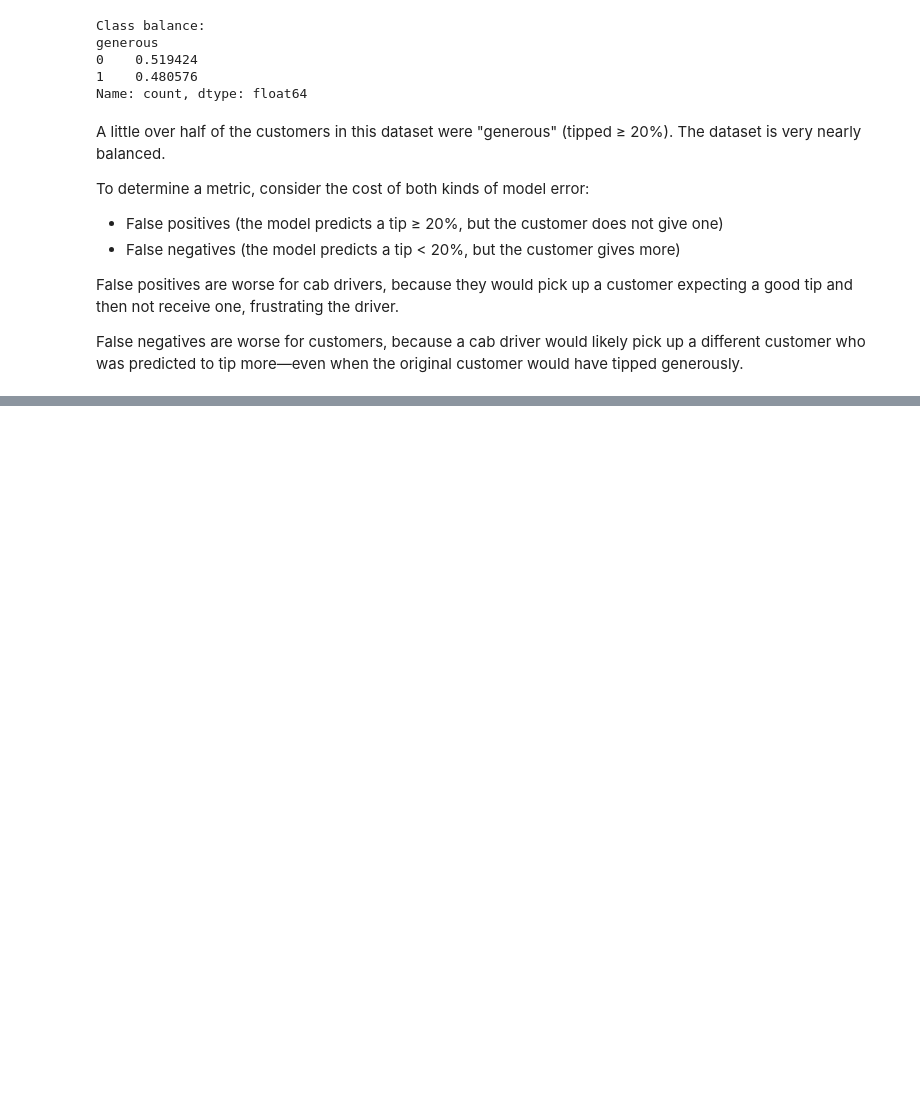
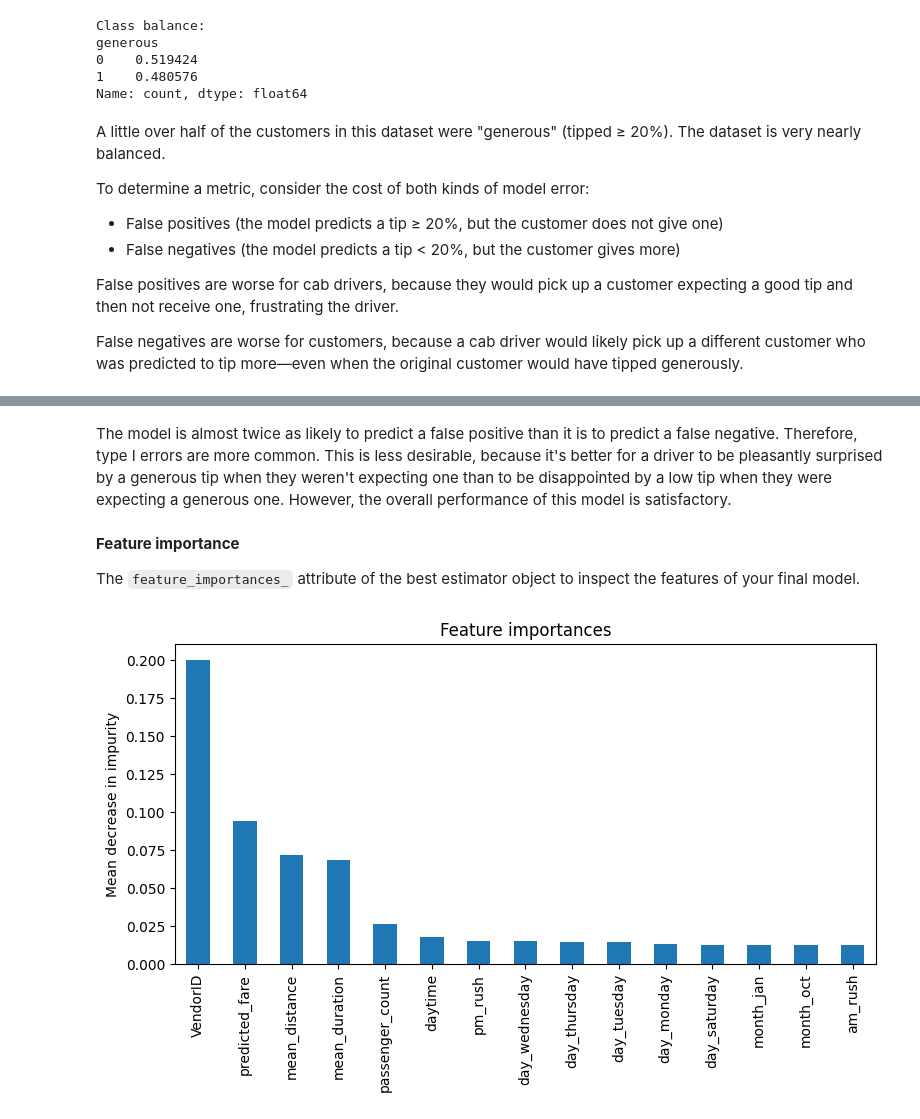
Before and after one commit to ajeronimoguerra/Case-Study-in-R---Amazon-BestBookselling-09-22, a Jupyter notebook: machine-learning-model-for-tlc.ipynb, the cells around one changed output, grey strips where cells are left out. Drawn from its saved outputs; the diff is of its cells as text; code cells hidden in the pictures; blank space fills up the shorter version.

```diff
--- a/machine-learning-model-for-tlc.ipynb
+++ b/machine-learning-model-for-tlc.ipynb
@@ -413,0 +698,18 @@ False negatives are worse for customers, because a cab driver would likely pick
+# %% [markdown]
+The model is almost twice as likely to predict a false positive than it is to predict a false negative. Therefore, type I errors are more common. This is less desirable, because it's better for a driver to be pleasantly surprised by a generous tip when they weren't expecting one than to be disappointed by a low tip when they were expecting a generous one. However, the overall performance of this model is satisfactory.
+# %% [markdown]
+**Feature importance**
+
+The `feature_importances_` attribute of the best estimator object to inspect the features of your final model.
+# %%
+importances = rf1.best_estimator_.feature_importances_
+rf_importances = pd.Series(importances, index=X_test.columns)
+rf_importances = rf_importances.sort_values(ascending=False)[:15]
+
+fig, ax = plt.subplots(figsize=(8,5))
+rf_importances.plot.bar(ax=ax)
+ax.set_title('Feature importances')
+ax.set_ylabel('Mean decrease in impurity')
+fig.tight_layout();
+# %% [output]
+[figure, added]
```
Also changed, not shown: parts of 37 cells of this notebook.
